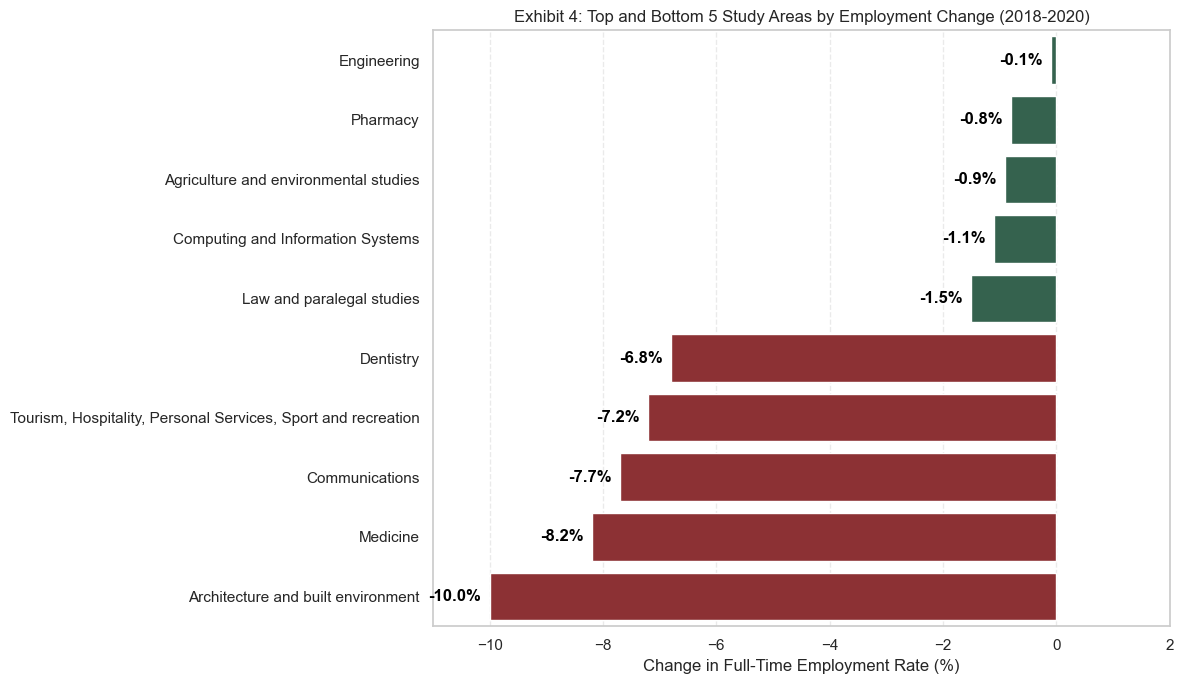
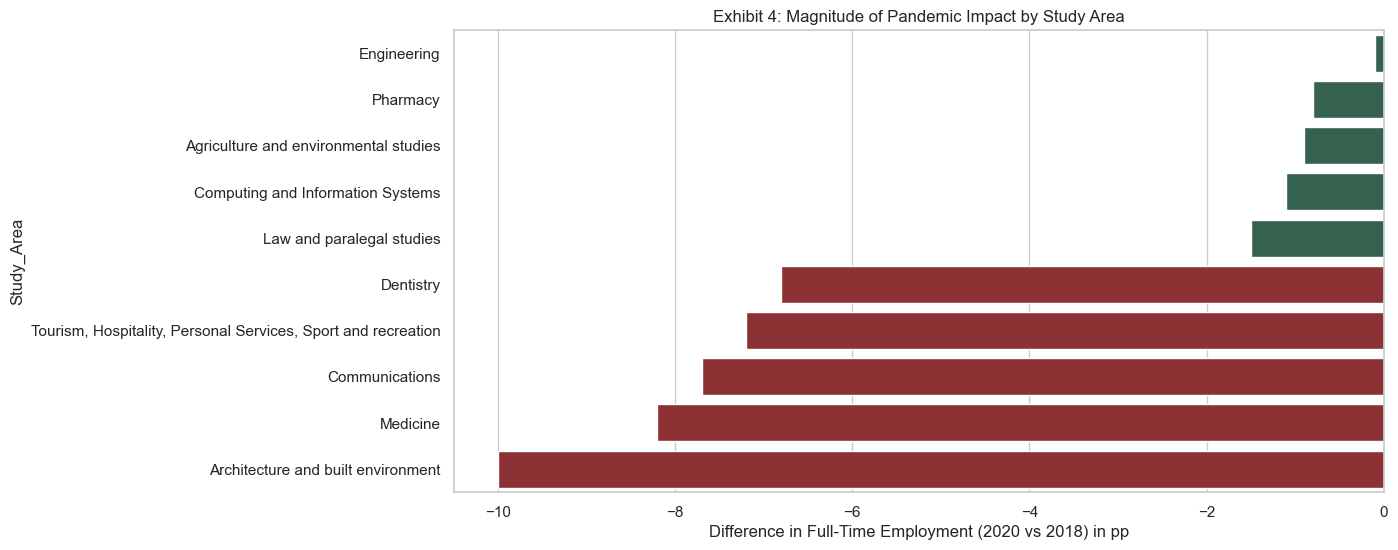
Code edit (unified diff) that turned the first committed figure into the second:
--- before
+++ after
@@ -1,38 +1,10 @@
-# 4. Comparative Impact: Ranked Winners and Losers
-# We will create a dual bar chart to show the top 5 winners and losers based on employment change
+# --- EXHIBIT 4: FOCUS ON 2018-2020 DIFFERENCE ---
+df_sorted = df_analysis.sort_values('FTE_Diff', ascending=False)
+winners_losers = pd.concat([df_sorted.head(5), df_sorted.tail(5)])
 
-# Prepare the data by sorting by the change in Employment Rate
-df_sorted = df_analysis.sort_values('FTE_Diff', ascending=False)
-
-# Select Top 5 (highest resilience) and Bottom 5 (most affected)
-winners_losers = pd.concat([df_sorted.head(5), df_sorted.tail(5)])
-                                        
-plt.figure(figsize=(12, 7))
-
-# Create a color palette: Green for the "Winners" (top), Red for "Losers" (bottom)
-# Using specific hex codes for a professional look
-# Updated to avoid the Future Warning: Added hue='Study_Area' and legend=False 
+plt.figure(figsize=(12, 6))
 colors = ['#2d6a4f'] * 5 + ['#9b2226'] * 5
-ax = sns.barplot(
-    data=winners_losers, 
-    x='FTE_Diff', 
-    y='Study_Area', 
-    palette=colors, 
-    hue='Study_Area', 
-    legend=False
-) 
-
-# Add data labels outside the bars for better readability
-for i, v in enumerate(winners_losers['FTE_Diff']):
-    # If value is negative, put text to the left; if positive, to the right
-    ha = 'right' if v < 0 else 'left'
-    offset = -0.15 if v < 0 else 0.15
-    plt.text(v + offset, i, f"{v:.1f}%", va='center', ha=ha, fontweight='bold', color='black')
-
-plt.title("Exhibit 4: Top and Bottom 5 Study Areas by Employment Change (2018-2020)")
-plt.xlabel("Change in Full-Time Employment Rate (%)")
-plt.ylabel("") # Removed 'Study_Area' label for a cleaner look
-plt.xlim(-11, 2)
-plt.grid(axis='x', linestyle='--',alpha=0.4)
-plt.tight_layout()
+sns.barplot(data=winners_losers, x='FTE_Diff', y='Study_Area', palette=colors, hue='Study_Area', legend=False)
+plt.title("Exhibit 4: Magnitude of Pandemic Impact by Study Area")
+plt.xlabel("Difference in Full-Time Employment (2020 vs 2018) in pp")
 plt.show()

Commit: Fixed inflation adjustment and codebook